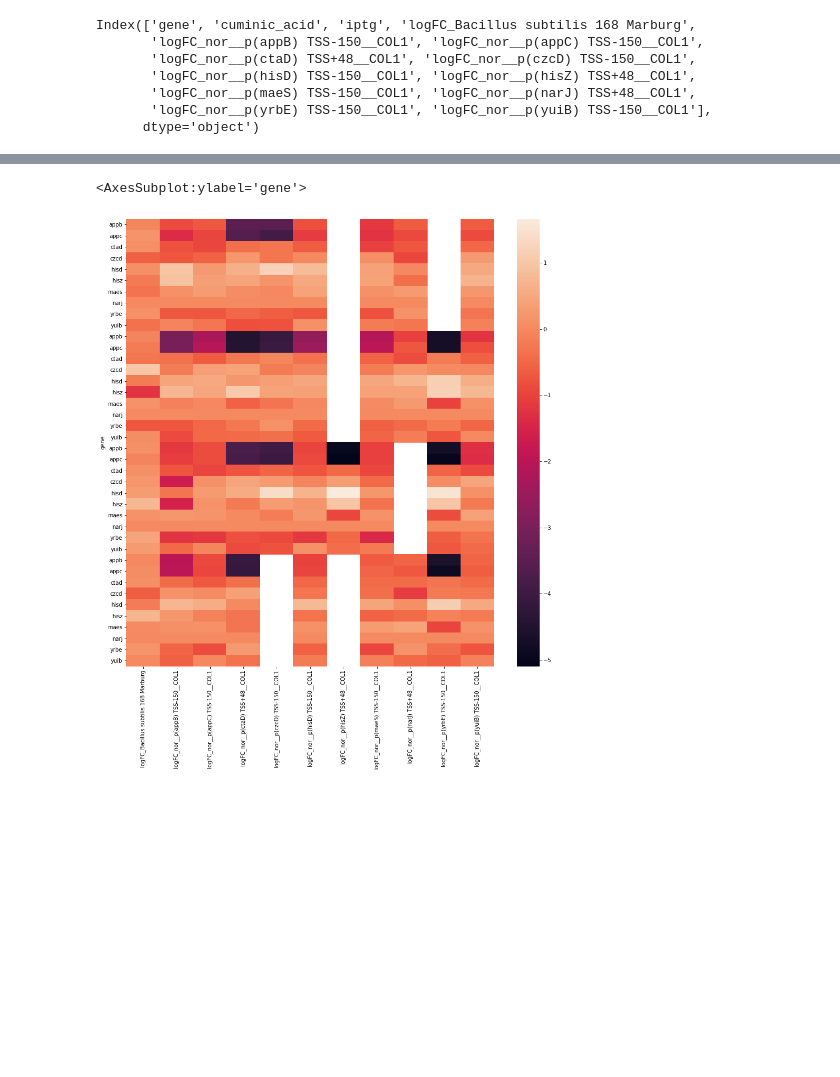
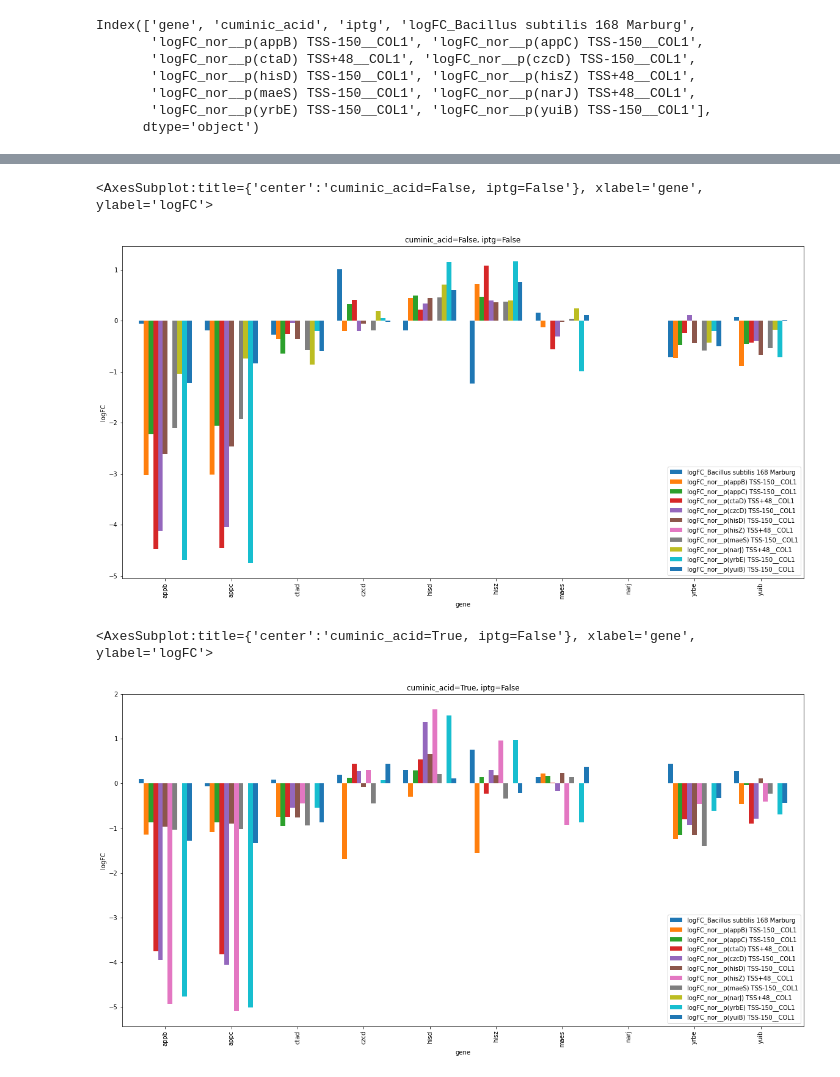
Before and after one commit to SD2E/omics_tools, a Jupyter notebook: notebooks/Endogenous_Promoter.ipynb, the cells around one changed output, grey strips where cells are left out. Drawn from its saved outputs; the diff is of its cells as text; code cells hidden in the pictures; blank space fills up the shorter version.

```diff
--- a/notebooks/Endogenous_Promoter.ipynb
+++ b/notebooks/Endogenous_Promoter.ipynb
@@ -175,12 +175,28 @@ df2_no_filter.head(2)
 # %%
 df3_no_filter=df2_no_filter.set_index('gene')
 df3_no_filter.drop_duplicates(inplace=True)
-df3_no_filter=df3_no_filter.drop(columns=['cuminic_acid', 'iptg'], axis=1)
 df3_no_filter=df3_no_filter.drop(columns=['FDR_'+c for c in circuits], axis=1)
 df3_no_filter = df3_no_filter[df3_no_filter.columns.drop(list(df.filter(regex='flagedgeRremoved_')))]
 df3_no_filter = df3_no_filter[df3_no_filter.columns.drop(list(df.filter(regex='nlogFDR_')))]
-plt.figure(figsize=(15,15))
-sns.heatmap(df3_no_filter)
-# %% [output]
-<AxesSubplot:ylabel='gene'>
-[figure, removed]
+# %%
+df3a_no_filter=df3_no_filter[(df3_no_filter['cuminic_acid']==False) & (df3_no_filter['iptg']==False)]
+df3a_no_filter=df3a_no_filter.drop(columns=['cuminic_acid', 'iptg'], axis=1)
+
+df3b_no_filter=df3_no_filter[(df3_no_filter['cuminic_acid']==True) & (df3_no_filter['iptg']==False)]
+df3b_no_filter=df3b_no_filter.drop(columns=['cuminic_acid', 'iptg'], axis=1)
+
+df3c_no_filter=df3_no_filter[(df3_no_filter['cuminic_acid']==False) & (df3_no_filter['iptg']==True)]
+df3c_no_filter=df3c_no_filter.drop(columns=['cuminic_acid', 'iptg'], axis=1)
+
+df3d_no_filter=df3_no_filter[(df3_no_filter['cuminic_acid']==True) & (df3_no_filter['iptg']==True)]
+df3d_no_filter=df3d_no_filter.drop(columns=['cuminic_acid', 'iptg'], axis=1)
+# %%
+df3a_no_filter.plot(title="cuminic_acid=False, iptg=False", ylabel="logFC", figsize=(20,10), y=df3a_no_filter.columns.tolist(), kind="bar", width=0.8)
+# %% [output]
+<AxesSubplot:title={'center':'cuminic_acid=False, iptg=False'}, xlabel='gene', ylabel='logFC'>
+[figure, added]
+# %%
+df3b_no_filter.plot(title="cuminic_acid=True, iptg=False", ylabel="logFC", figsize=(20,10), y=df3b_no_filter.columns.tolist(), kind="bar", width=0.8)
+# %% [output]
+<AxesSubplot:title={'center':'cuminic_acid=True, iptg=False'}, xlabel='gene', ylabel='logFC'>
+[figure, added]
```
Also changed, not shown: parts of 6 cells of this notebook.
